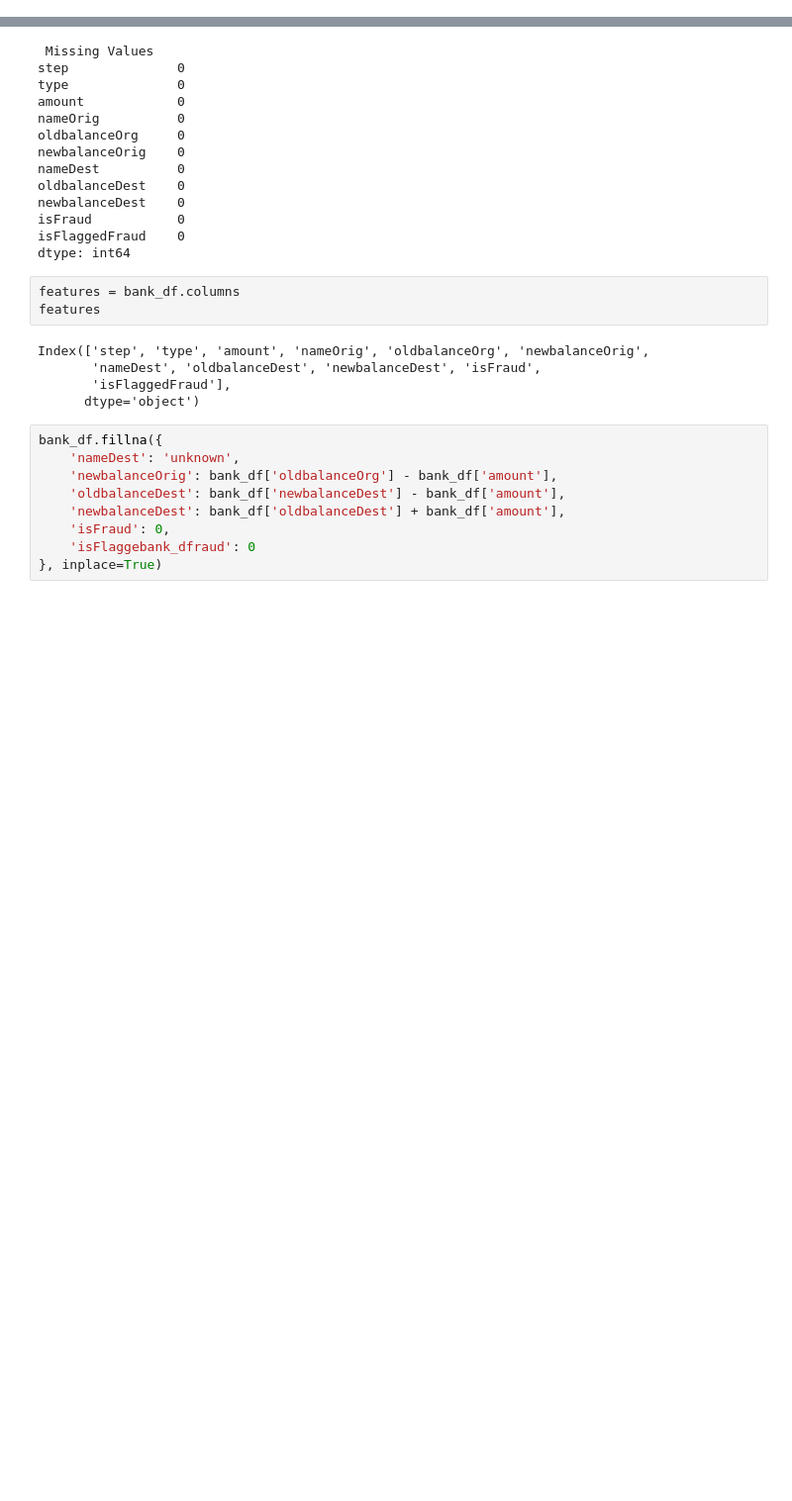
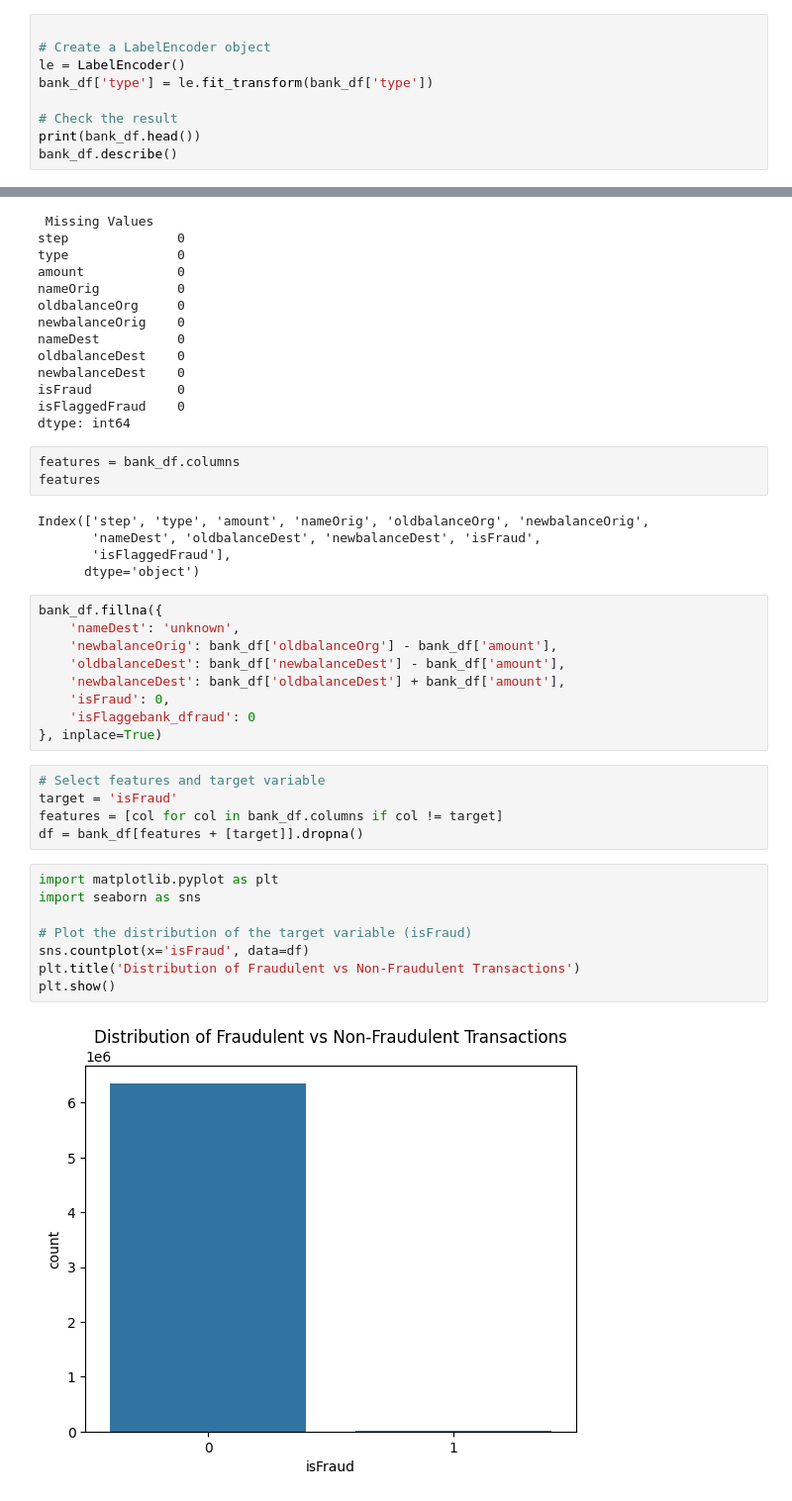
Before and after one commit to AliaF123/Fraud_Detection, a Jupyter notebook: Fraud_Detection.ipynb, the cells around one changed output, grey strips where cells are left out. Shown at 99% size. Saved outputs shown, nothing was run; the diff lists cells and outputs as text; blank space fills up the shorter version.

```diff
--- a/Fraud_Detection.ipynb
+++ b/Fraud_Detection.ipynb
@@ -83,0 +74,9 @@ bank_df.describe()
+# %%
+
+# Create a LabelEncoder object
+le = LabelEncoder()
+bank_df['type'] = le.fit_transform(bank_df['type'])
+
+# Check the result
+print(bank_df.head())
+bank_df.describe()
@@ -115,3 +137,18 @@ bank_df.fillna({
     'isFraud': 0,
     'isFlaggebank_dfraud': 0
 }, inplace=True)
+# %%
+# Select features and target variable
+target = 'isFraud'
+features = [col for col in bank_df.columns if col != target]
+df = bank_df[features + [target]].dropna()
+# %%
+import matplotlib.pyplot as plt
+import seaborn as sns
+
+# Plot the distribution of the target variable (isFraud)
+sns.countplot(x='isFraud', data=df)
+plt.title('Distribution of Fraudulent vs Non-Fraudulent Transactions')
+plt.show()
+# %% [output]
+[figure, added]
```
Also changed, not shown: parts of 3 cells of this notebook.
